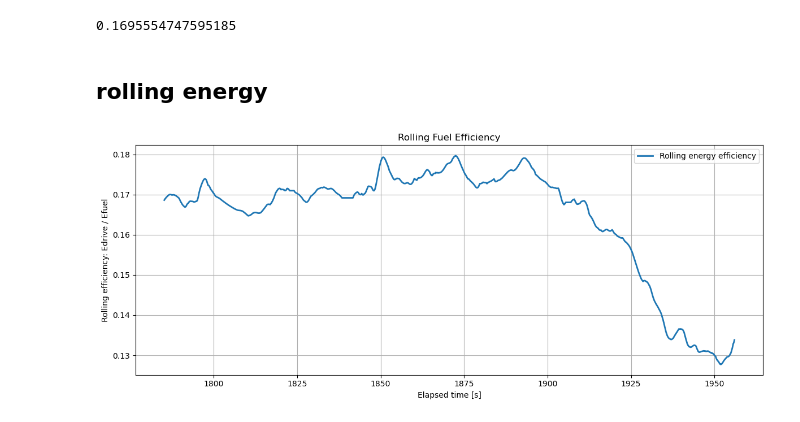
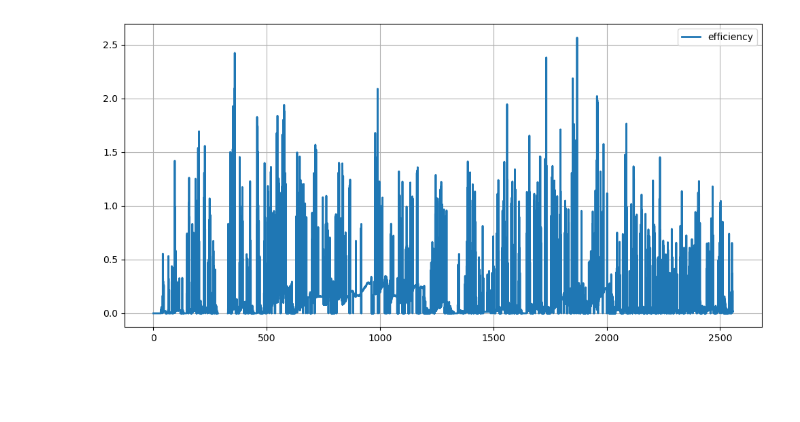
Before and after one commit to HarryHuckstep/DriveSim-AI-Lboro-Group, a Jupyter notebook: tests_notebooks/chemical_efficiency_source.ipynb, the cells around one changed output. Drawn from its saved outputs; the diff is of its cells as text; code cells hidden in the pictures; blank space fills up the shorter version.

```diff
--- a/tests_notebooks/chemical_efficiency_source.ipynb
+++ b/tests_notebooks/chemical_efficiency_source.ipynb
@@ -85,26 +52,0 @@ Index(['time', 'coolant_temp', 'map_kpa', 'engine_rpm', 'speed_kmh',
-# %%
-df = preprocessed_df.copy()
-
-
-
-valid_speed = df["speed_ms"] > 5.0
-
-valid_drive = df["P_drive_W"] > 800
-valid_accel = df["accel_ms2"] > -0.3
-
-if "throttle_pct" in df.columns:
-    valid_throttle = df["throttle_pct"] > 5
-else:
-    valid_throttle = True
-
-mu = 0.8
-F_max = mu * params.mass_kg * 9.81
-valid_force = df["F_trac_N"].between(0, F_max)
-
-valid_efficiency = df["chemical_efficiency"].between(0, 0.45)
-
-valid = (valid_speed & valid_drive & valid_accel & valid_force & valid_efficiency & valid_throttle)
-
-# Create cleaned efficiency column
-df["chemical_efficiency_clean"] = df["chemical_efficiency"].where(valid)
-df["chemical_efficiency_plot"] = df["chemical_efficiency_clean"].interpolate(limit=5)
@@ -145,14 +53,9 @@ plt.show()
 # %%
-# plt.figure(figsize=(12, 5))
-# plt.plot(
-#     sub["elapsed_time_s"],
-#     sub["chemical_efficiency_plot"],
-#     label="Physics-filtered efficiency",
-#     linewidth=2
-# )
-# plt.xlabel("Elapsed time [s]")
-# plt.ylabel("Pdrive / Pfuel")
-# plt.legend()
-# plt.grid(True)
-# plt.tight_layout()
-# plt.show()
+sub = df.iloc[:30000].copy()
+
+plt.figure(figsize=(10,5))
+plt.plot(sub["elapsed_time_s"], sub["chemical_efficiency"], label="efficiency", linewidth=2)
+
+plt.legend(); plt.grid(True); plt.tight_layout(); plt.show()
+# %% [output]
+[figure, added]
@@ -183,7 +61,0 @@ plt.show()
-# %%
-mean_value = df["chemical_efficiency_clean"].mean()
-print(mean_value)
-# %% [output]
-0.1695554747595185
-# %% [markdown]
-## rolling energy
@@ -214,23 +61,0 @@ sub = df.iloc[21000:23000].copy()
-# %%
-plt.figure(figsize=(12, 5))
-
-plt.plot(
-    sub["elapsed_time_s"],
-    sub["eff_rolling_energy"],
-    label="Rolling energy efficiency",
-    linewidth=2
-)
-
-#plt.axhline(0.20, linestyle="--", label="Typical lower-good range")
-#plt.axhline(0.30, linestyle="--", label="Typical upper-good range")
-#plt.axhline(0.45, linestyle=":", label="Hard sanity limit")
-
-plt.xlabel("Elapsed time [s]")
-plt.ylabel("Rolling efficiency: Edrive / Efuel")
-plt.title("Rolling Fuel Efficiency")
-plt.legend()
-plt.grid(True)
-plt.tight_layout()
-plt.show()
-# %% [output]
-[figure, removed]
```
Also changed, not shown: parts of 20 cells of this notebook, 6 other files.
